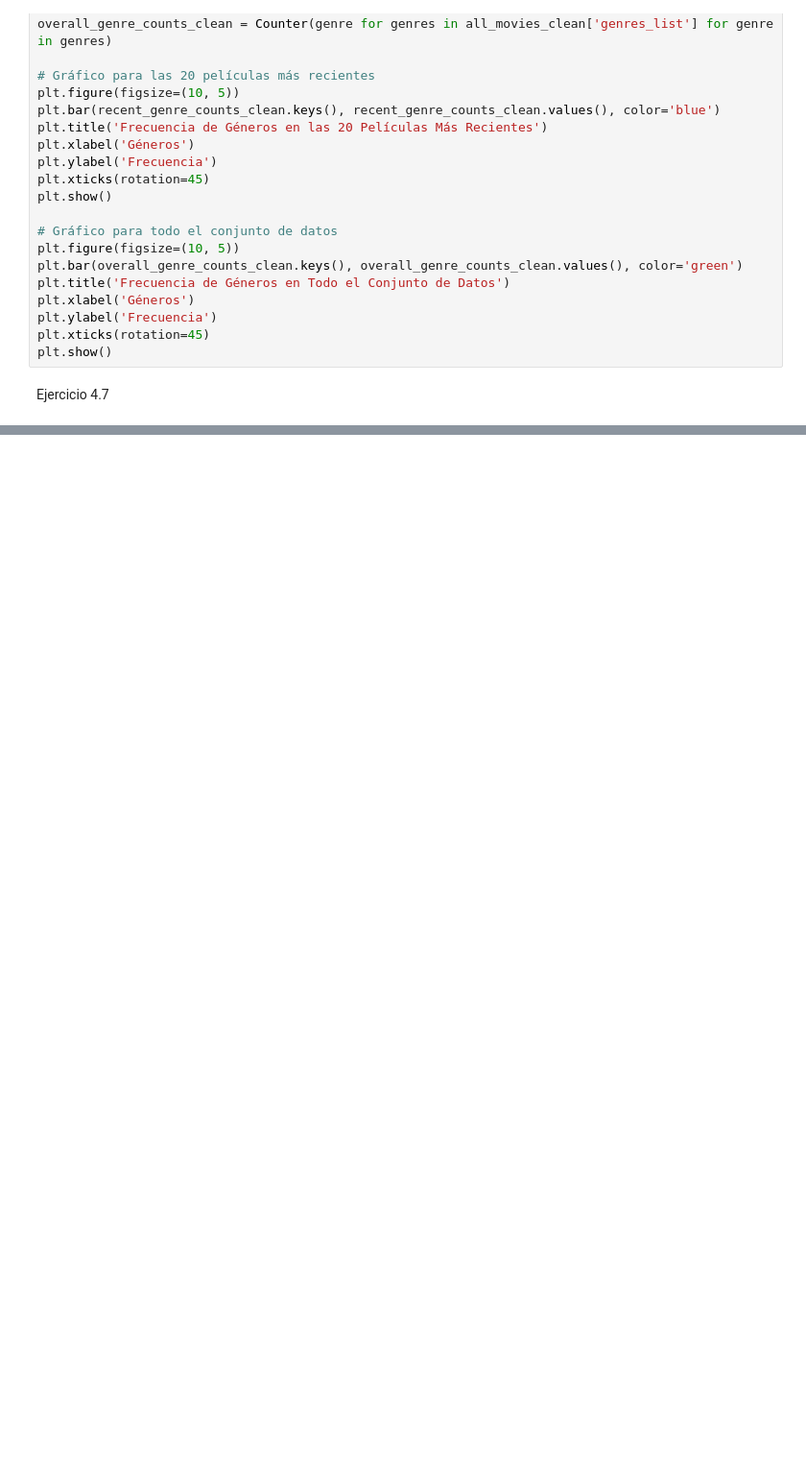
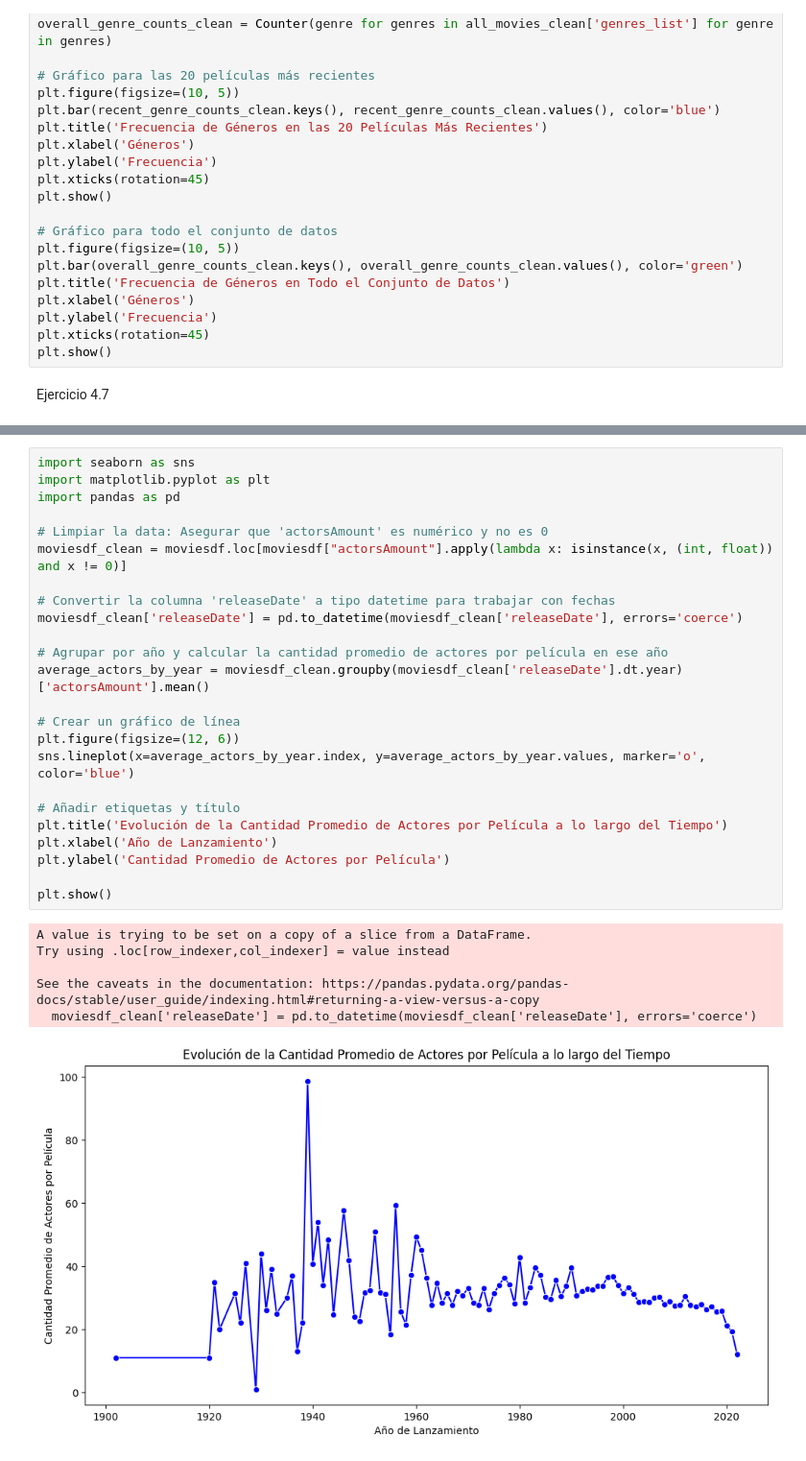
Before and after one commit to Arthurs101/HT-1DATAMINING, a Jupyter notebook: HT.ipynb, the cells around one changed output, grey strips where cells are left out. Shown at 96% size. Cells and saved outputs as stored; diff of their text form; blank space fills up the shorter version.

```diff
--- a/HT.ipynb
+++ b/HT.ipynb
@@ -156,0 +234,31 @@ print("Genero principal con mayores ganancias:", sorted_genres_by_profit.idxmax(
+# %%
+import seaborn as sns
+import matplotlib.pyplot as plt
+import pandas as pd
+
+# Limpiar la data: Asegurar que 'actorsAmount' es numérico y no es 0
+moviesdf_clean = moviesdf.loc[moviesdf["actorsAmount"].apply(lambda x: isinstance(x, (int, float)) and x != 0)]
+
+# Convertir la columna 'releaseDate' a tipo datetime para trabajar con fechas
+moviesdf_clean['releaseDate'] = pd.to_datetime(moviesdf_clean['releaseDate'], errors='coerce')
+
+# Agrupar por año y calcular la cantidad promedio de actores por película en ese año
+average_actors_by_year = moviesdf_clean.groupby(moviesdf_clean['releaseDate'].dt.year)['actorsAmount'].mean()
+
+# Crear un gráfico de línea
+plt.figure(figsize=(12, 6))
+sns.lineplot(x=average_actors_by_year.index, y=average_actors_by_year.values, marker='o', color='blue')
+
+# Añadir etiquetas y título
+plt.title('Evolución de la Cantidad Promedio de Actores por Película a lo largo del Tiempo')
+plt.xlabel('Año de Lanzamiento')
+plt.ylabel('Cantidad Promedio de Actores por Película')
+
+plt.show()
+# %% [output]
+A value is trying to be set on a copy of a slice from a DataFrame.
+Try using .loc[row_indexer,col_indexer] = value instead
+
+See the caveats in the documentation: https://pandas.pydata.org/pandas-docs/stable/user_guide/indexing.html#returning-a-view-versus-a-copy
+  moviesdf_clean['releaseDate'] = pd.to_datetime(moviesdf_clean['releaseDate'], errors='coerce')
+[figure, added]
```
Also changed, not shown: parts of 9 cells of this notebook.
